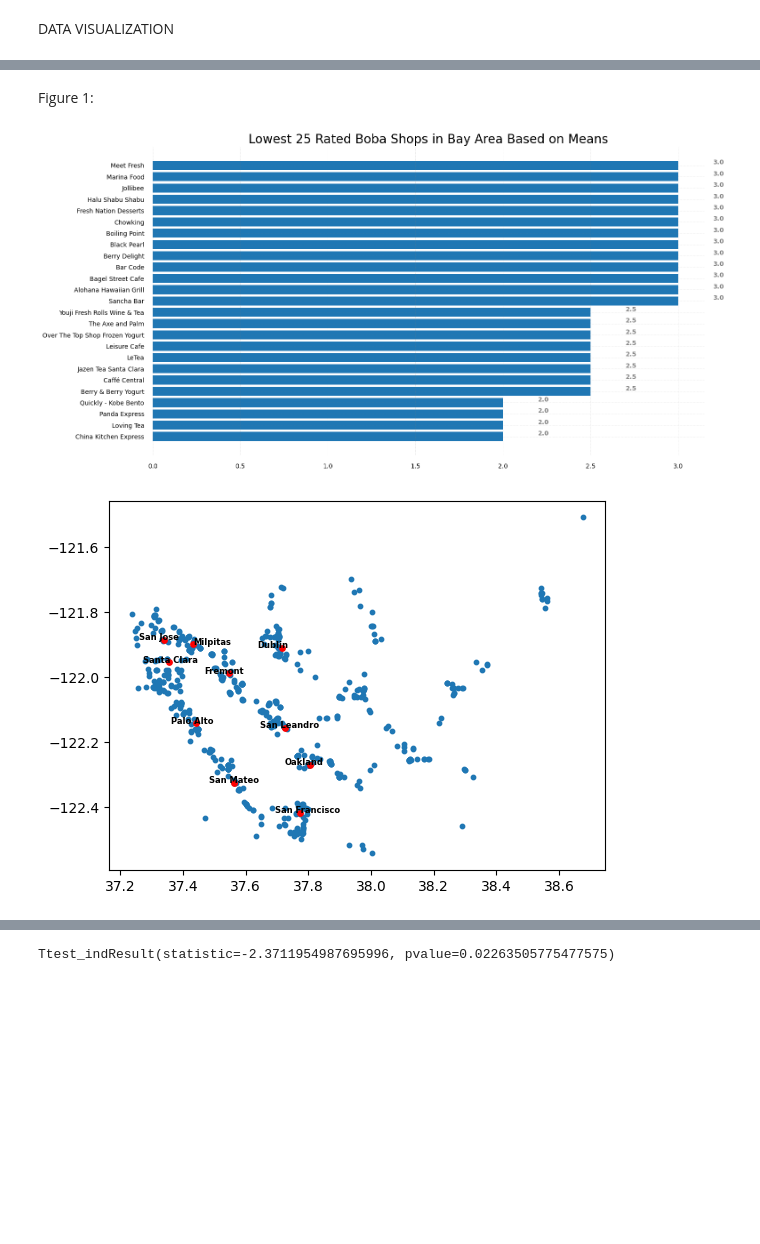
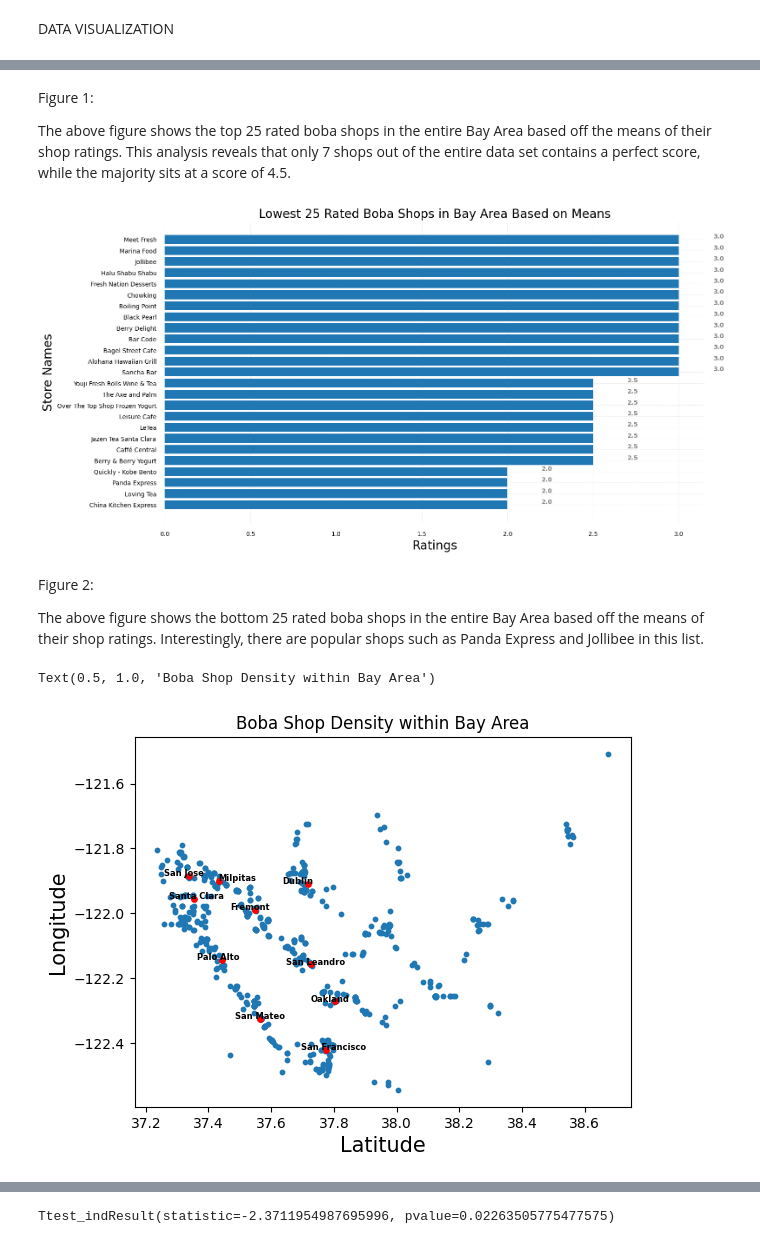
Before and after one commit to ChasePham/Bay-Area-Boba-Data-Visualizer, a Jupyter notebook: Bay_Area_DS_Vis.ipynb, the cells around one changed output, grey strips where cells are left out. Cells and saved outputs as stored; diff of their text form; code cells hidden in the pictures; blank space fills up the shorter version.

Commit message:
Figure 3

```diff
--- a/Bay_Area_DS_Vis.ipynb
+++ b/Bay_Area_DS_Vis.ipynb
@@ -137,5 +139,7 @@ plt.show()
-# %% [markdown]
-Figure 1:
+# %% [markdown]
+Figure 1:
+
+The above figure shows the top 25 rated boba shops in the entire Bay Area based off the means of their shop ratings. This analysis reveals that only 7 shops out of the entire data set contains a perfect score, while the majority sits at a score of 4.5.
 # %%
 # Lowest 25 Scores:
 
@@ -201,10 +205,17 @@ for i in ax.patches:
 ax.set_title('Lowest 25 Rated Boba Shops in Bay Area Based on Means',
              loc ='center',fontsize = 20 )
 
+plt.ylabel('Store Names', size = 20)
+plt.xlabel('Ratings', size = 20)
+
 # Show Plot
 plt.show()
 # %% [output]
-[figure, old version]
+[figure, new version]
+# %% [markdown]
+Figure 2:
+
+The above figure shows the bottom 25 rated boba shops in the entire Bay Area based off the means of their shop ratings. Interestingly, there are popular shops such as Panda Express and Jollibee in this list.
 # %%
 # Scatter plot to visualize specifically where most boba shops are spreaded out in the bay area
 plt.scatter(latitudes, longitudes, s = 10)
@@ -221,33 +232,35 @@ for i in range(len(cities)):
         city_to_ratings[current][1] += 1
     else:
         temp = [ratings[i], 1]
         city_to_ratings[current] = temp
     all_cities.add(current)
 # Organizes the data from the hashmap into a list for sorting
 city_amounts = []
 for i in all_cities:
      current = city_to_ratings[i]
      pair = [current[1], i]
      city_amounts.append(pair)
 
 city_amounts.sort()
 city_amounts.reverse()
 # Holds the coordinates for the top 10 city for plotting: this is just found from google
 city_coords = [[37.3387, -121.8853], [37.77449, -122.4194], [37.5485, -121.9886],[37.5630,-122.3255],
 [37.7159, -121.9101], [37.7258, -122.1569], [37.4323, -121.8996], [37.8044,-122.2712],[37.3541,-121.9552], [37.4419,-122.1430]]
 #plots the coords of top 10 cities
 counter = 0 # Counter for moving through the city_amounts list
 for current in city_coords:
     plt.scatter(current[0],current[1], s=15, color = 'red')
     current_text = city_amounts[counter][1]
     # Fixes the overlap between the text
     if current_text == 'Milpitas':
         plt.text(current[0], current[1], current_text, fontsize = 6, fontweight = 'bold')
     else:
         plt.text(current[0] - .08, current[1], current_text, fontsize = 6, fontweight = 'bold')
     counter += 1
 
-
-    # FIXME: Add a title to the scatter plot and double check to organize anything else
+plt.ylabel('Longitude', size = 15)
+plt.xlabel('Latitude', size = 15)
+plt.title('Boba Shop Density within Bay Area')
 # %% [output]
+Text(0.5, 1.0, 'Boba Shop Density within Bay Area')
-[figure, old version]
+[figure, new version]
```
Also changed, not shown: parts of 2 cells of this notebook.
